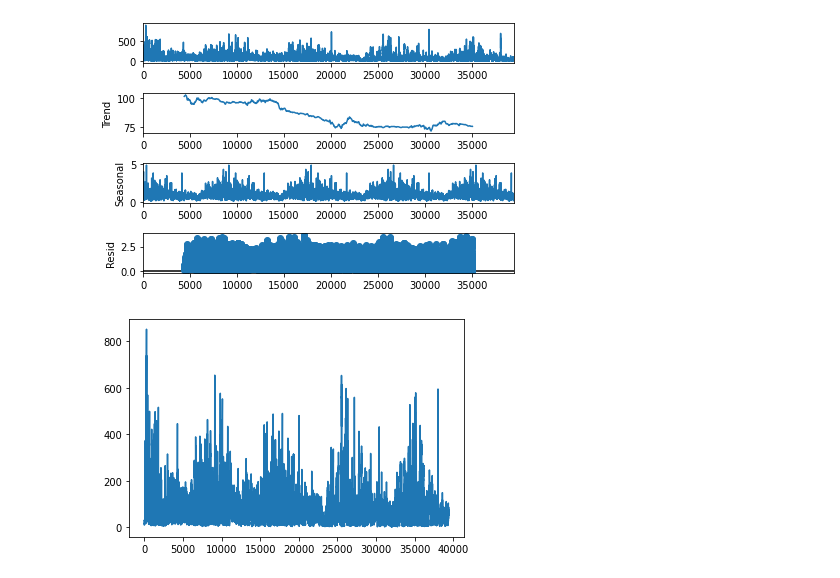
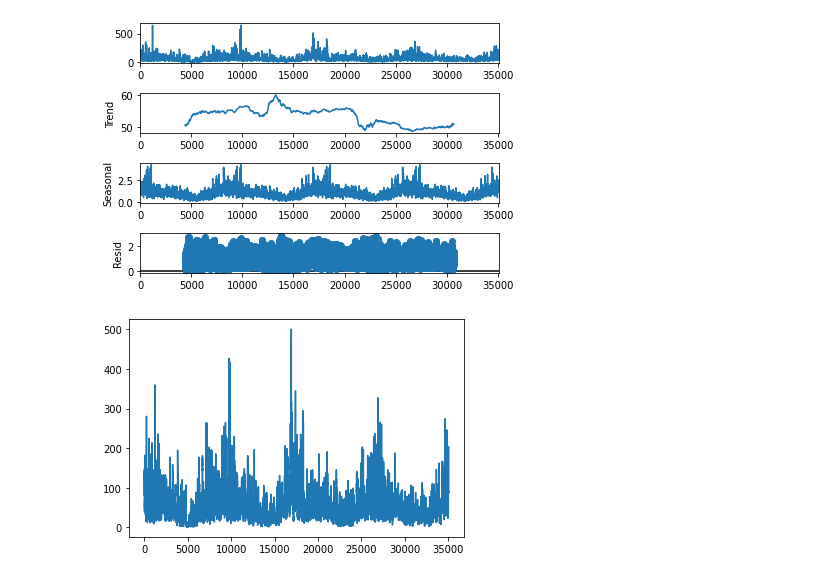
Before and after one commit to weixiabing/Innovative-practice, a Jupyter notebook: 3_holt_winter.ipynb, the cells around one changed output. Cells and saved outputs as stored; diff of their text form; code cells hidden in the pictures.

```diff
--- a/3_holt_winter.ipynb
+++ b/3_holt_winter.ipynb
@@ -8,19 +8,19 @@ import matplotlib.pyplot as plt
 from statsmodels.tsa.seasonal import seasonal_decompose
 from statsmodels.tsa.holtwinters import SimpleExpSmoothing, ExponentialSmoothing
 # %%
-pf=pd.read_csv('library/csv/pm/beijing_final.csv')
+pf=pd.read_csv('library/csv/pm/shanghai_final1.csv')
 decompose_result = seasonal_decompose(pf, model="multiplicative", period=8760)
 decompose_result.plot()
 plt.show()
 # %% [output]
-[figure, old version]
+[figure, new version]
 # %%
 #第一次指数平滑
 pf["1exp"] = SimpleExpSmoothing(pf["Value"]).fit(smoothing_level=0.5).fittedvalues
 pf['1exp'].plot()
 plt.show()
 # %% [output]
-[figure, old version]
+[figure, new version]
 # %%
 pf["2exp_add"] = ExponentialSmoothing(pf["Value"], trend="add", seasonal=None).fit().fittedvalues
 pf["2exp_mul"] = ExponentialSmoothing(pf["Value"], trend="mul", seasonal=None).fit().fittedvalues
```
Also changed, not shown: parts of 1 cell of this notebook, 5 other files.
